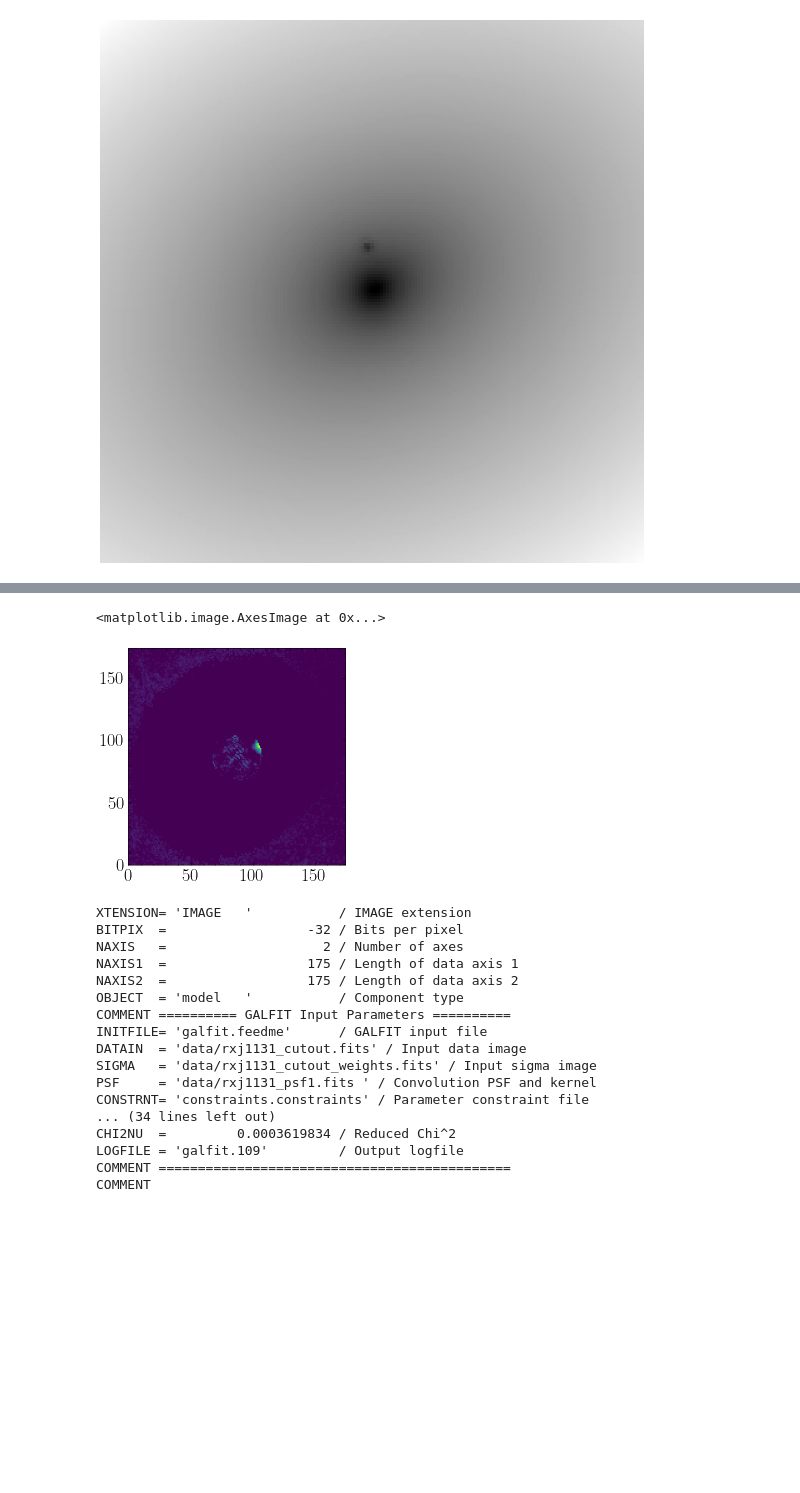
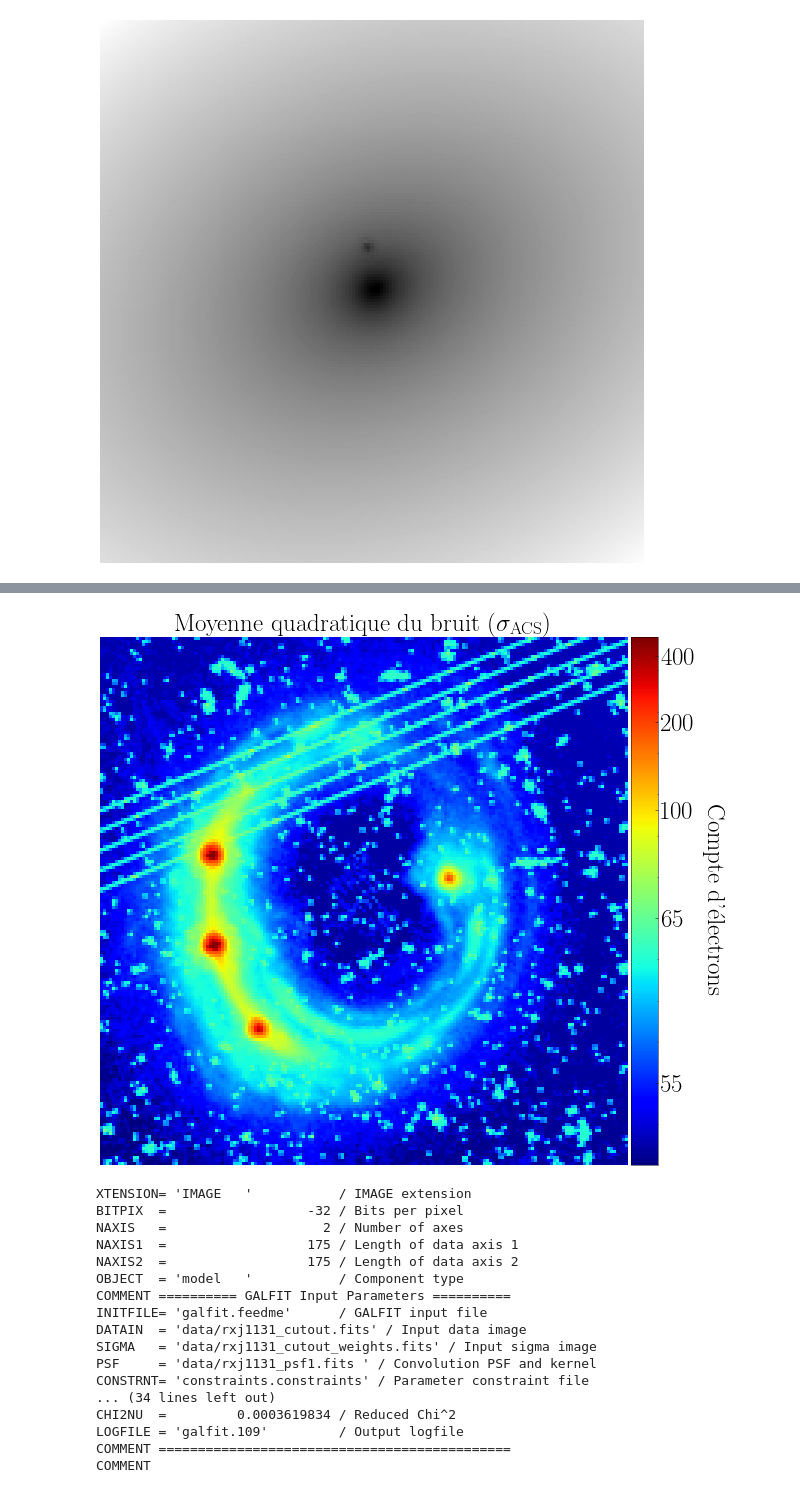
Before and after one commit to AlexandreAdam/rxj1131, a Jupyter notebook: notebooks/f814w_processing.ipynb, the cells around one changed output, grey strips where cells are left out. Cells and saved outputs as stored; diff of their text form; code cells hidden in the pictures; blank space fills up the shorter version.

```diff
--- a/notebooks/f814w_processing.ipynb
+++ b/notebooks/f814w_processing.ipynb
@@ -240,5 +267,16 @@ Text(0.5, 1.0, 'Décomposition des galaxies G et S')
-# %%
-plt.imshow(residual * (~b_map.astype(bool)), origin="lower")
-# %% [output]
-<matplotlib.image.AxesImage at 0x...>
-[figure, removed]
+# %%
+noise_map = np.sqrt(residual + exptime**2/cutout_weights)
+
+fig = plt.figure(figsize=(10, 10))
+plt.title("Moyenne quadratique du bruit ($\sigma_{\mathrm{ACS}}$)", fontsize=25)
+im = plt.imshow(noise_map, cmap="jet", origin="lower", norm=ImageNormalize(stretch=LogStretch()))
+ax = plt.gca()
+plt.axis("off")
+divider = make_axes_locatable(ax)
+cax = divider.append_axes('right', size='5%', pad=0.05)
+cbar = fig.colorbar(im, cax=cax, orientation='vertical', ticks=[55, 65, 100, 200, 400])
+cbar.ax.get_yaxis().labelpad = 30
+cbar.ax.set_ylabel("Compte d'électrons", rotation=270,)
+plt.savefig("../latex/final_report/figures/noise_map.png")
+# %% [output]
+[figure, added]
```
Also changed, not shown: parts of 7 cells of this notebook, 23 other files.
